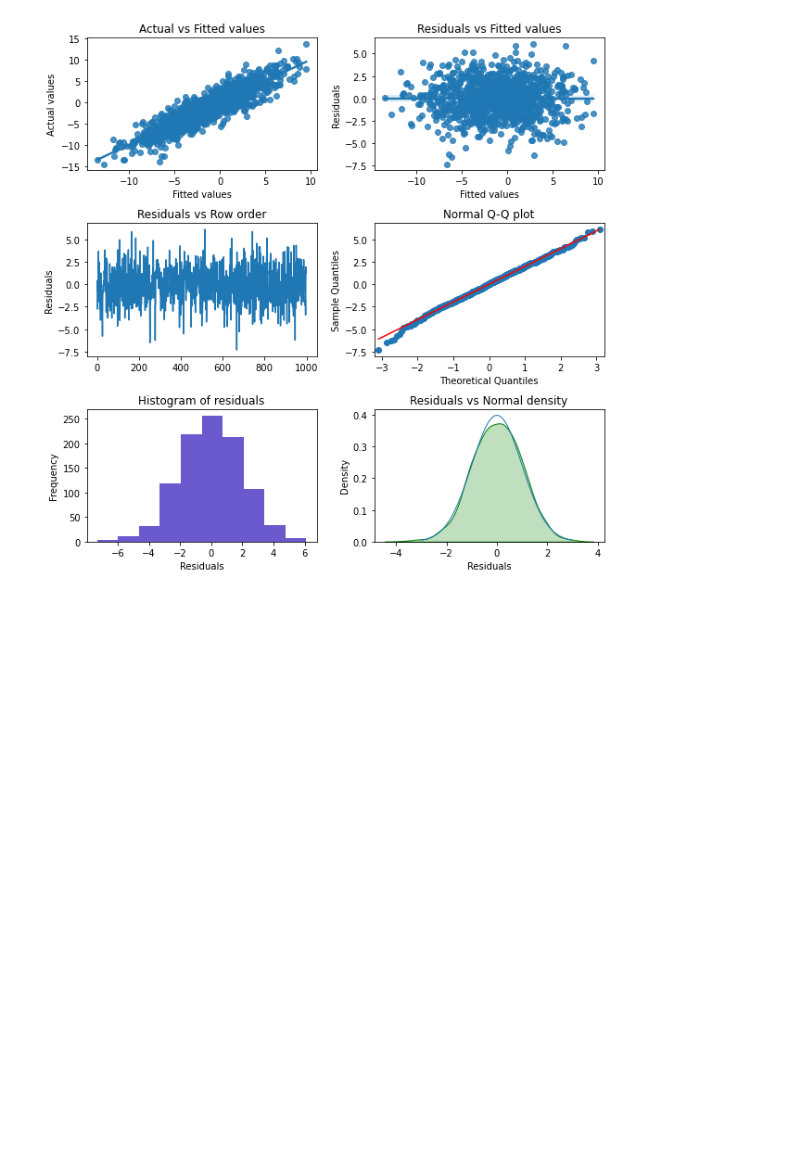
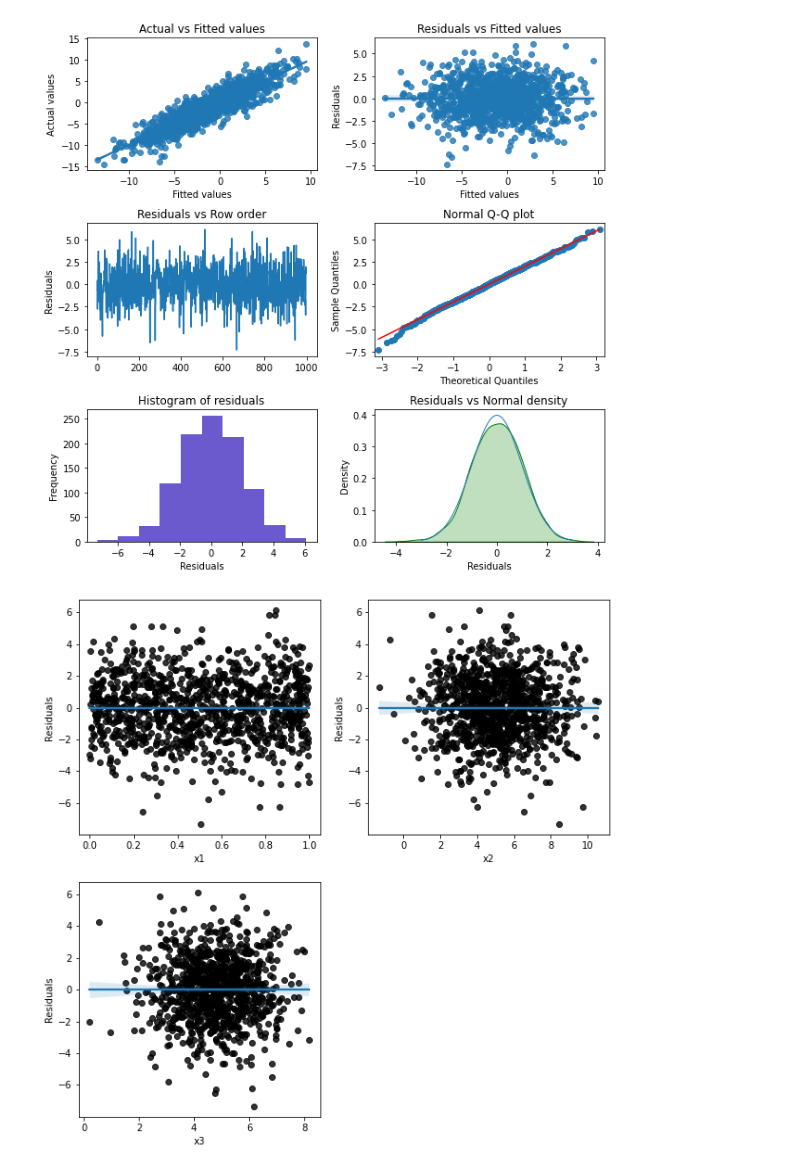
Before and after one commit to vnijs/pyrsm, a Jupyter notebook: examples/model-linear-regression.ipynb, the cells around one changed output. Saved outputs shown, nothing was run; the diff lists cells and outputs as text; code cells hidden in the pictures; blank space fills up the shorter version.

```diff
--- a/examples/model-linear-regression.ipynb
+++ b/examples/model-linear-regression.ipynb
@@ -383,0 +164,4 @@ residual_vs_explanatory_plot(fitted)
+# %%
+rsm.residual_vs_explanatory_plot(fitted)
+# %% [output]
+[figure, added]
```
Also changed, not shown: parts of 15 cells of this notebook, 3 other files.
